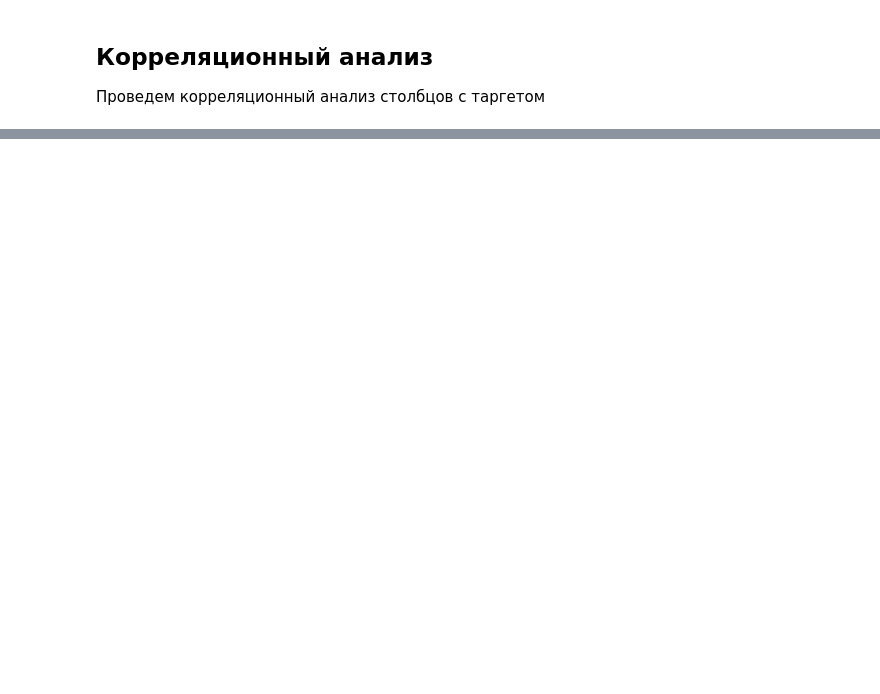
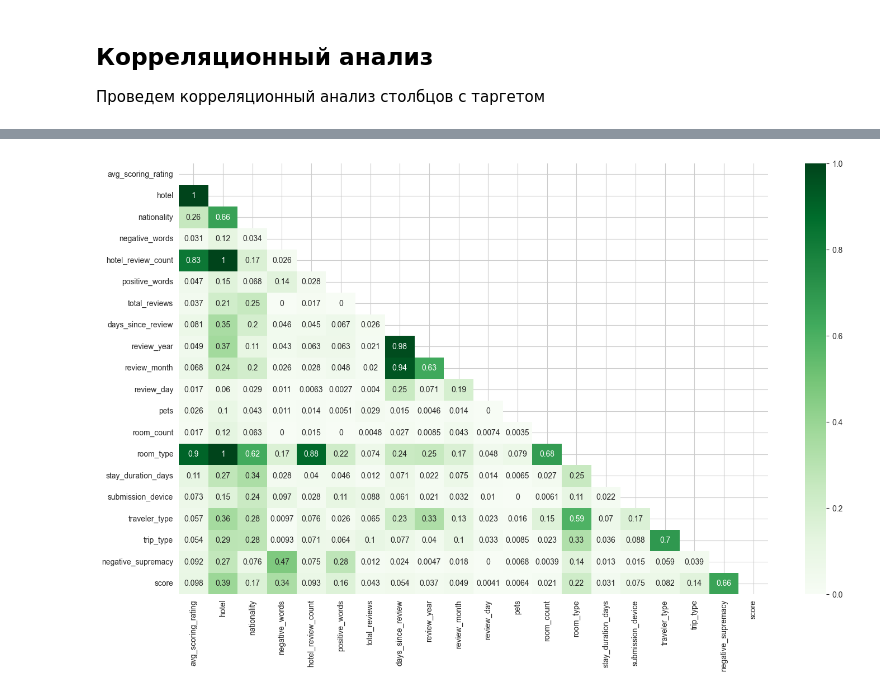
Before and after one commit to Moncervers/hotel_review_score_prediction, a Jupyter notebook: score_prediction.ipynb, the cells around one changed output, grey strips where cells are left out. Drawn from its saved outputs; the diff is of its cells as text; code cells hidden in the pictures; blank space fills up the shorter version.

```diff
--- a/score_prediction.ipynb
+++ b/score_prediction.ipynb
@@ -713,0 +791,8 @@ df
+# %%
+def sum_up_review(df):
+    if df['negative_words']>df['positive_words']:
+        return  1
+    return 0
+
+df['negative_supremacy'] = df.apply(sum_up_review, axis=1)
+df
@@ -714,3 +813,13 @@ df
+# %%
+df['room_type'] = df['room_type'].fillna('unknown')
+df['room_count'] = df['room_count'].fillna('unknown')
+df['trip_type'] = df['trip_type'].fillna('unknown')
+df['submission_device'] = df['submission_device'].fillna('desktop')
+
+test_df['room_type'] = test_df['room_type'].fillna('unknown')
+test_df['room_count'] = test_df['room_count'].fillna('unknown')
+test_df['trip_type'] = test_df['trip_type'].fillna('unknown')
+test_df['submission_device'] = test_df['submission_device'].fillna('desktop')
 # %% [markdown]
 ## Корреляционный анализ
 Проведем корреляционный анализ столбцов с таргетом
@@ -716,0 +842,6 @@ df
+# %%
+df_processed = df[
+    ['avg_scoring_rating', 'hotel', 'nationality', 'negative_words', 'hotel_review_count', 'positive_words',
+     'total_reviews', 'days_since_review', 'review_year', 'review_month', 'review_day', 'pets', 'room_count',
+     'room_type', 'stay_duration_days', 'submission_device', 'traveler_type', 'trip_type', 'negative_supremacy','score']].copy()
+df_processed
@@ -716,0 +862,16 @@ df
+# %%
+plt.figure(figsize=(17, 10))
+
+# Определяем столбцы с числовыми значениями
+ic = ['avg_scoring_rating', 'negative_words', 'hotel_review_count', 'positive_words', 'total_reviews',
+      'days_since_review', 'review_year', 'review_month', 'review_day', 'pets', 'stay_duration_days', 'score']
+
+# Рисуем матрицу корреляции
+sns.heatmap(df_processed.phik_matrix(interval_cols=ic),
+            annot=True, cmap='Greens',
+            mask=np.triu(np.ones_like(df_processed.phik_matrix(interval_cols=ic),
+                                      dtype=bool)))
+
+plt.show()
+# %% [output]
+[figure, added]
```
Also changed, not shown: parts of 15 cells of this notebook.
